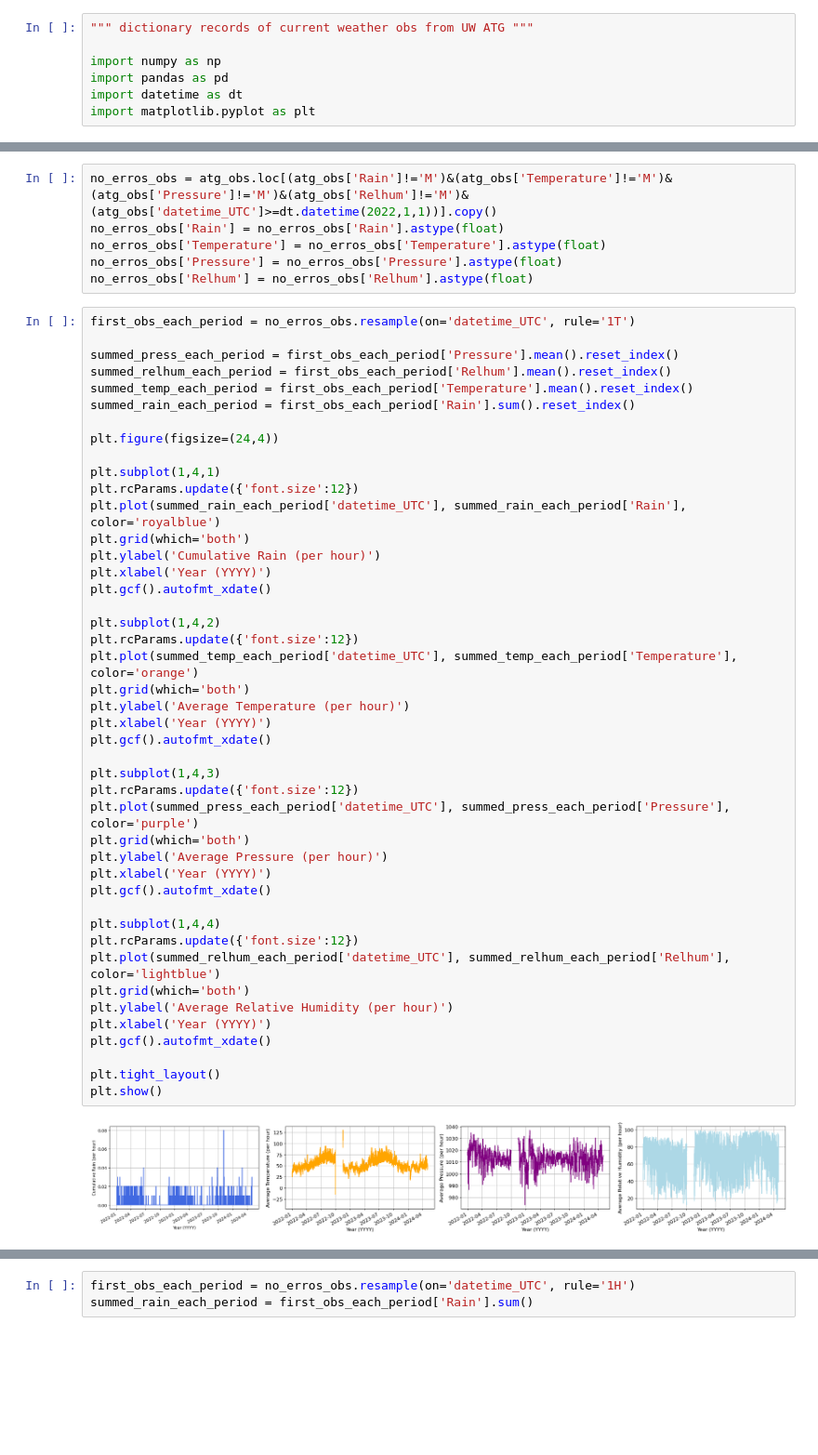
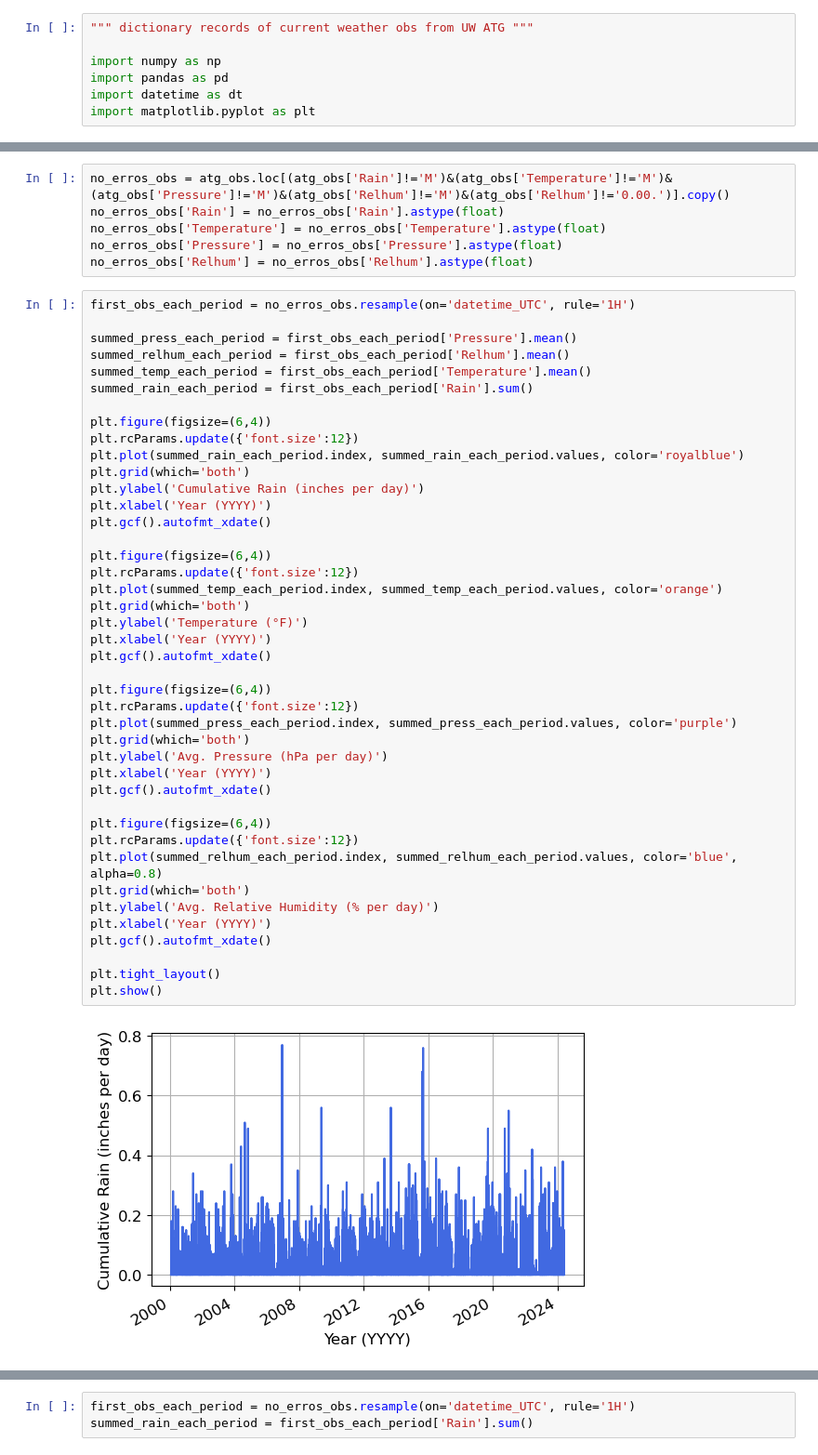
Before and after one commit to aditya-uw/WeatherPatrol, a Jupyter notebook: notebooks/read_data_from_atg.ipynb, the cells around one changed output, grey strips where cells are left out. Shown at 93% size. Cells and saved outputs as stored; diff of their text form; blank space fills up the shorter version.

```diff
--- a/notebooks/read_data_from_atg.ipynb
+++ b/notebooks/read_data_from_atg.ipynb
@@ -42,52 +44,50 @@ atg_obs
 # %%
-no_erros_obs = atg_obs.loc[(atg_obs['Rain']!='M')&(atg_obs['Temperature']!='M')&(atg_obs['Pressure']!='M')&(atg_obs['Relhum']!='M')&(atg_obs['datetime_UTC']>=dt.datetime(2022,1,1))].copy()
+no_erros_obs = atg_obs.loc[(atg_obs['Rain']!='M')&(atg_obs['Temperature']!='M')&(atg_obs['Pressure']!='M')&(atg_obs['Relhum']!='M')&(atg_obs['Relhum']!='0.00.')].copy()
 no_erros_obs['Rain'] = no_erros_obs['Rain'].astype(float)
 no_erros_obs['Temperature'] = no_erros_obs['Temperature'].astype(float)
 no_erros_obs['Pressure'] = no_erros_obs['Pressure'].astype(float)
 no_erros_obs['Relhum'] = no_erros_obs['Relhum'].astype(float)
 # %%
-first_obs_each_period = no_erros_obs.resample(on='datetime_UTC', rule='1T')
+first_obs_each_period = no_erros_obs.resample(on='datetime_UTC', rule='1H')
 
-summed_press_each_period = first_obs_each_period['Pressure'].mean().reset_index()
-summed_relhum_each_period = first_obs_each_period['Relhum'].mean().reset_index()
-summed_temp_each_period = first_obs_each_period['Temperature'].mean().reset_index()
-summed_rain_each_period = first_obs_each_period['Rain'].sum().reset_index()
+summed_press_each_period = first_obs_each_period['Pressure'].mean()
+summed_relhum_each_period = first_obs_each_period['Relhum'].mean()
+summed_temp_each_period = first_obs_each_period['Temperature'].mean()
+summed_rain_each_period = first_obs_each_period['Rain'].sum()
 
-plt.figure(figsize=(24,4))
-
-plt.subplot(1,4,1)
+plt.figure(figsize=(6,4))
 plt.rcParams.update({'font.size':12})
-plt.plot(summed_rain_each_period['datetime_UTC'], summed_rain_each_period['Rain'], color='royalblue')
+plt.plot(summed_rain_each_period.index, summed_rain_each_period.values, color='royalblue')
 plt.grid(which='both')
-plt.ylabel('Cumulative Rain (per hour)')
+plt.ylabel('Cumulative Rain (inches per day)')
 plt.xlabel('Year (YYYY)')
 plt.gcf().autofmt_xdate()
 
-plt.subplot(1,4,2)
+plt.figure(figsize=(6,4))
 plt.rcParams.update({'font.size':12})
-plt.plot(summed_temp_each_period['datetime_UTC'], summed_temp_each_period['Temperature'], color='orange')
+plt.plot(summed_temp_each_period.index, summed_temp_each_period.values, color='orange')
 plt.grid(which='both')
-plt.ylabel('Average Temperature (per hour)')
+plt.ylabel('Temperature (°F)')
 plt.xlabel('Year (YYYY)')
 plt.gcf().autofmt_xdate()
 
-plt.subplot(1,4,3)
+plt.figure(figsize=(6,4))
 plt.rcParams.update({'font.size':12})
-plt.plot(summed_press_each_period['datetime_UTC'], summed_press_each_period['Pressure'], color='purple')
+plt.plot(summed_press_each_period.index, summed_press_each_period.values, color='purple')
 plt.grid(which='both')
-plt.ylabel('Average Pressure (per hour)')
+plt.ylabel('Avg. Pressure (hPa per day)')
 plt.xlabel('Year (YYYY)')
 plt.gcf().autofmt_xdate()
 
-plt.subplot(1,4,4)
+plt.figure(figsize=(6,4))
 plt.rcParams.update({'font.size':12})
-plt.plot(summed_relhum_each_period['datetime_UTC'], summed_relhum_each_period['Relhum'], color='lightblue')
+plt.plot(summed_relhum_each_period.index, summed_relhum_each_period.values, color='blue', alpha=0.8)
 plt.grid(which='both')
-plt.ylabel('Average Relative Humidity (per hour)')
+plt.ylabel('Avg. Relative Humidity (% per day)')
 plt.xlabel('Year (YYYY)')
 plt.gcf().autofmt_xdate()
 
 plt.tight_layout()
 plt.show()
 # %% [output]
-[figure, old version]
+[figure, new version]
```
Also changed, not shown: parts of 34 cells of this notebook.
